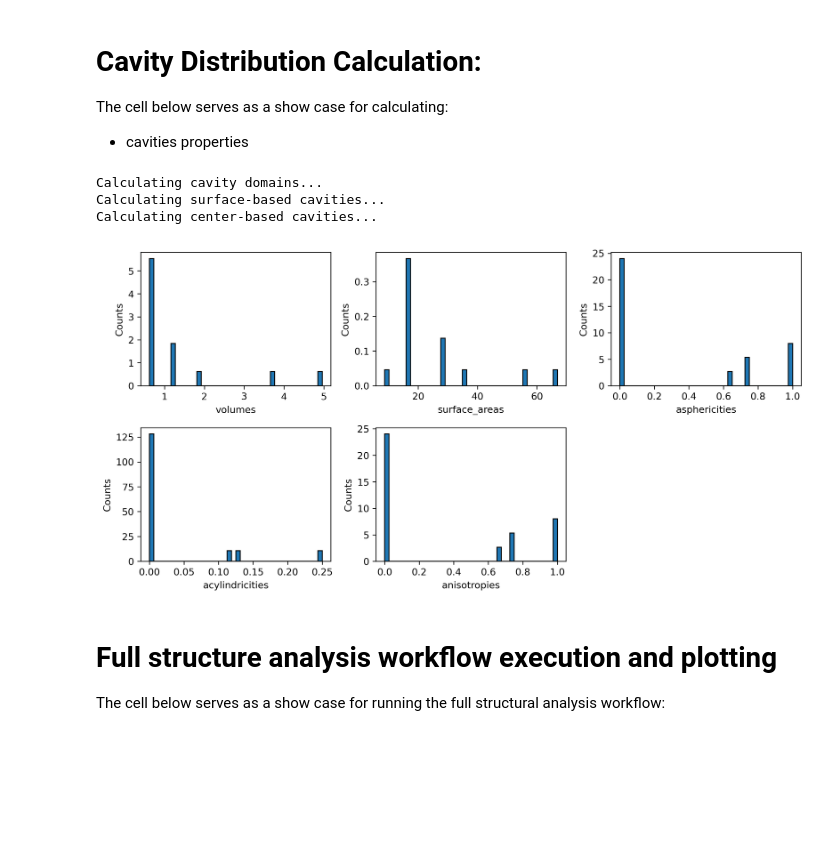
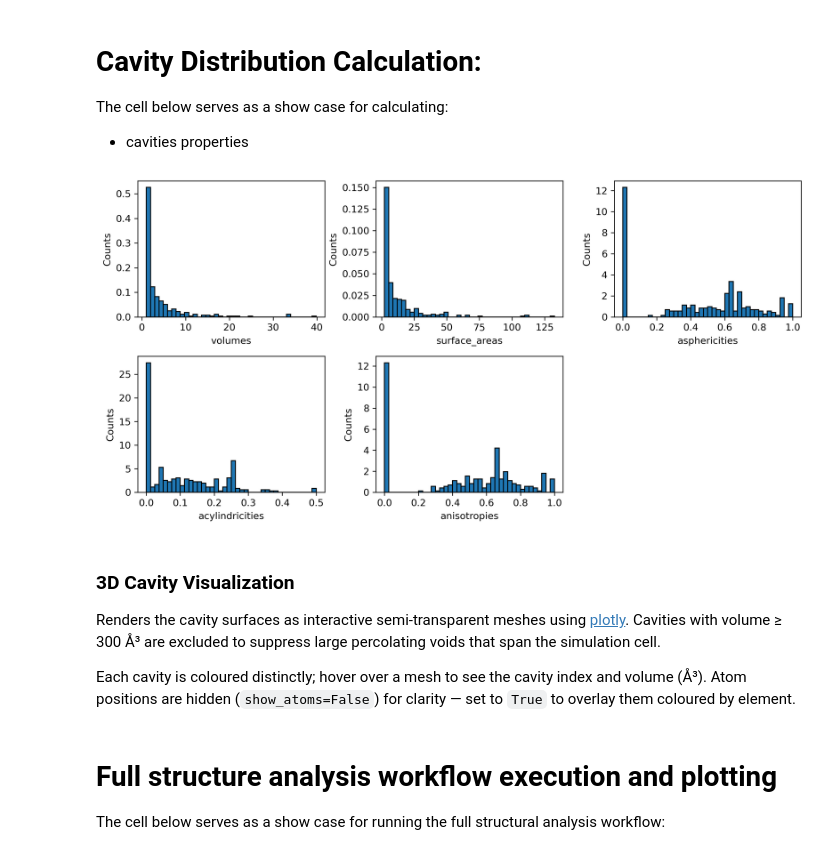
Before and after one commit to glasagent/amorphouspy, a Jupyter notebook: notebooks/StructureAnalysis.ipynb, the cells around one changed output. Saved outputs shown, nothing was run; the diff lists cells and outputs as text; code cells hidden in the pictures; blank space fills up the shorter version.

```diff
--- a/notebooks/StructureAnalysis.ipynb
+++ b/notebooks/StructureAnalysis.ipynb
@@ -407,22 +407,28 @@ plt.show()
 The cell below serves as a show case for calculating:
 
 - cavities properties
-# %%
-results_voids = compute_cavities(structure=atoms, resolution=64)
-
-attrs = ["volumes", "surface_areas", "asphericities", "acylindricities", "anisotropies"]
-
-
-plt.figure(figsize=(3.5 * 3, 3.5 * 2 / 1.33333), dpi=300)
-for cnt, attr in enumerate(attrs):
-    plt.subplot(2, 3, cnt + 1)
-    plt.hist(results_voids[attr], bins=40, density=True, edgecolor="black")
-    plt.xlabel(attr)
-    plt.ylabel("Counts")
-plt.tight_layout()
-plt.show()
-# %% [output]
-Calculating cavity domains...
-Calculating surface-based cavities...
-Calculating center-based cavities...
-[figure, removed]
+# %%
+results_voids = compute_cavities(structure=atoms, resolution=64)  # , cutoff_radii=2.8)
+
+attrs = ["volumes", "surface_areas", "asphericities", "acylindricities", "anisotropies"]
+
+results_voids["volumes"]
+
+plt.figure(figsize=(3.5 * 3, 3.5 * 2 / 1.33333), dpi=300)
+for cnt, attr in enumerate(attrs):
+    plt.subplot(2, 3, cnt + 1)
+    plt.hist(results_voids[attr], bins=40, density=True, edgecolor="black")
+    plt.xlabel(attr)
+    plt.ylabel("Counts")
+plt.tight_layout()
+plt.show()
+# %% [output]
+[figure, added]
+# %% [markdown]
+### 3D Cavity Visualization
+
+Renders the cavity surfaces as interactive semi-transparent meshes using [plotly](https://plotly.com/python/).
+Cavities with volume ≥ 300 Å³ are excluded to suppress large percolating voids that span the simulation cell.
+
+Each cavity is coloured distinctly; hover over a mesh to see the cavity index and volume (Å³).
+Atom positions are hidden (`show_atoms=False`) for clarity — set to `True` to overlay them coloured by element.
```
Also changed, not shown: parts of 4 cells of this notebook, 8 other files.
